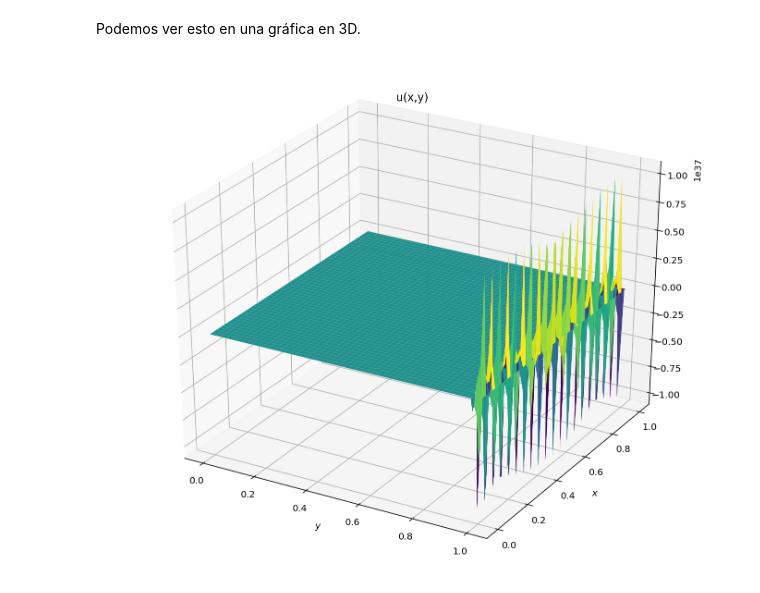
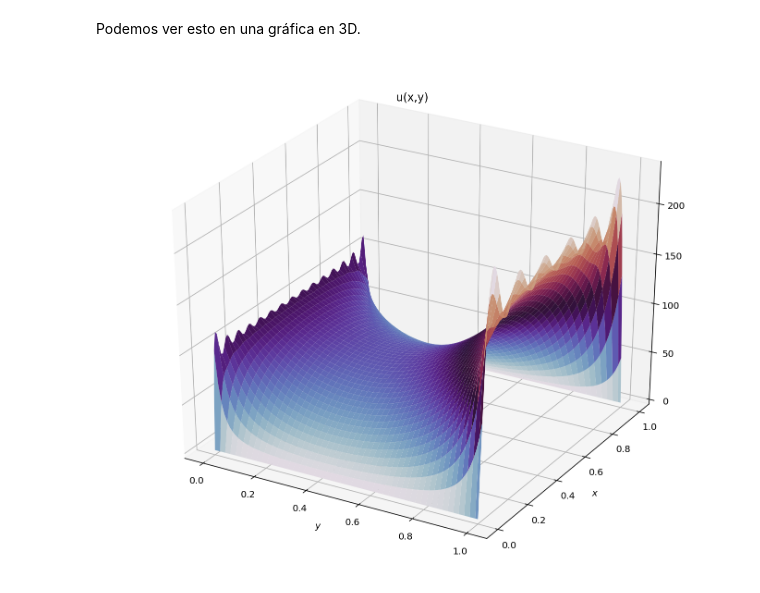
Before and after one commit to Jdvilan/suprema-octo-panqueque, a Jupyter notebook: Dirichlet_a.ipynb, the cells around one changed output. Cells and saved outputs as stored; diff of their text form; code cells hidden in the pictures.

```diff
--- a/Dirichlet_a.ipynb
+++ b/Dirichlet_a.ipynb
@@ -44,5 +41,5 @@ import matplotlib.pyplot as plt
 # %%
-def u_x_y(x,y,N=50):
+def u_x_y(x,y,N=30):
     f = zeros( (len(x),len(y)) )
     for i in range(len(y)):
         for n in range(1,N):
@@ -55,18 +52,18 @@ Podemos ver esto en una gráfica en 3D.
 # %%
 from mpl_toolkits.mplot3d import Axes3D
 
 fig = plt.figure(figsize=(12,10))
 ax = fig.add_subplot(111, projection="3d")
 
 x = linspace(0,1.0,100)
 y = linspace(0,1.0,100)
 
 X,Y = np.meshgrid(x,y)
 
 U = u_x_y(x,y)
 
 plt.xlabel('$y$'); plt.ylabel('$x$');
 plt.title("u(x,y)")
-ax.plot_surface(X, Y, U, cmap="viridis");
+ax.plot_surface(X, Y, U, cmap="twilight");
 # %% [output]
-[figure, old version]
+[figure, new version]
```
Also changed, not shown: parts of 2 cells of this notebook.
